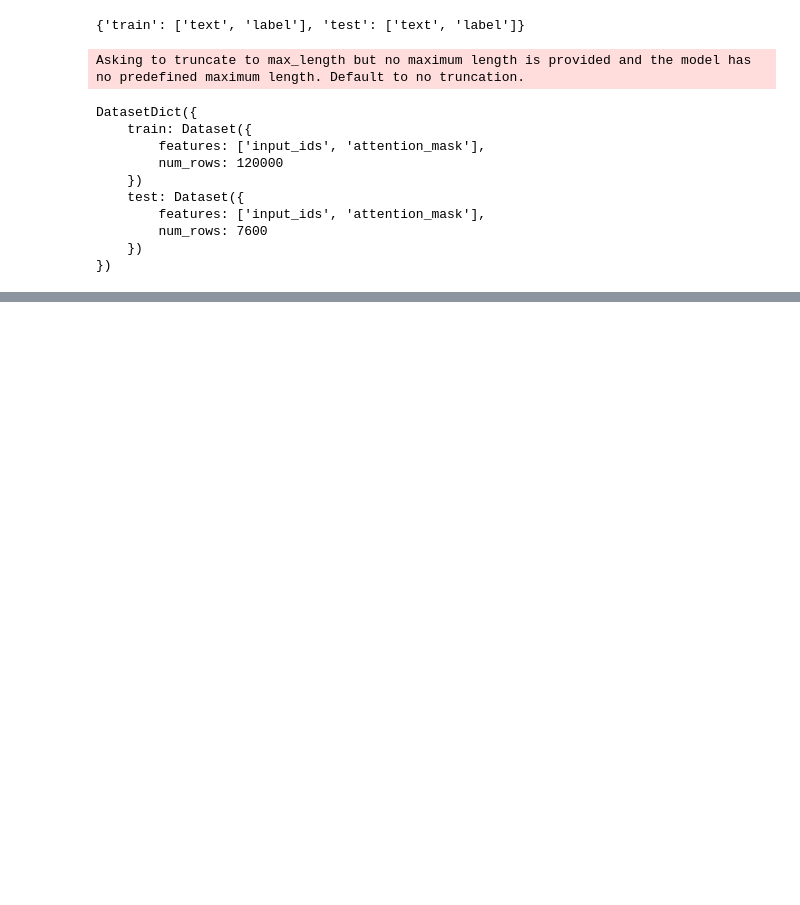
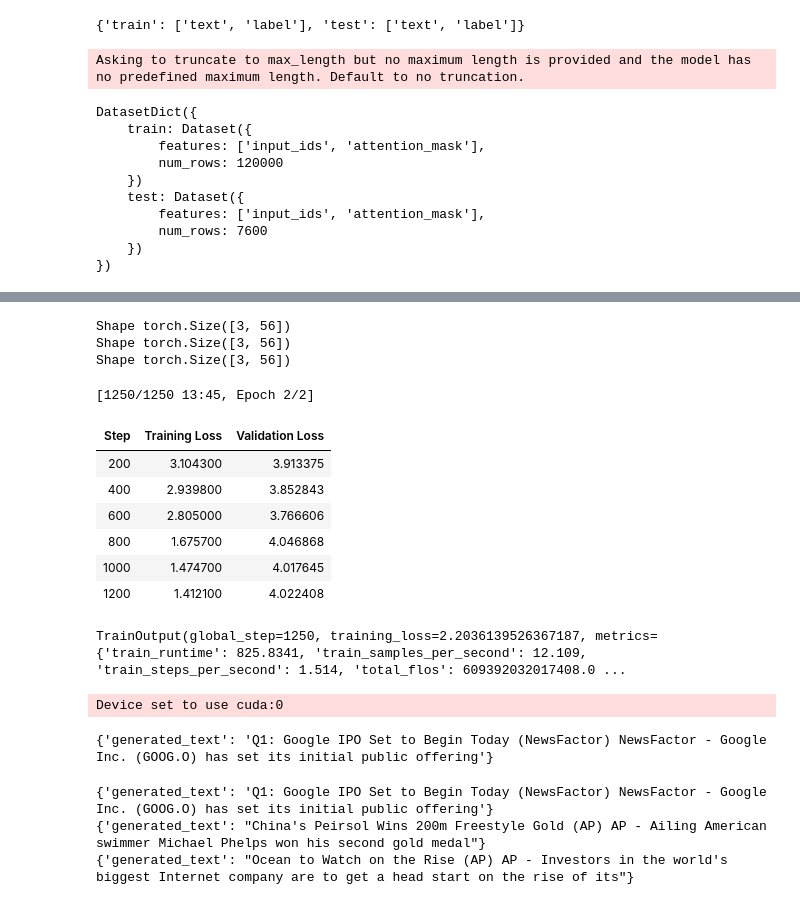
Before and after one commit to chefPony/genai-lab, a Jupyter notebook: Text_Generation_Fine_Tuning.ipynb, the cells around one changed output, grey strips where cells are left out. Cells and saved outputs as stored; diff of their text form; code cells hidden in the pictures; blank space fills up the shorter version.

Commit message:
Fine tune model

```diff
--- a/Text_Generation_Fine_Tuning.ipynb
+++ b/Text_Generation_Fine_Tuning.ipynb
@@ -80,3 +80,9 @@ DatasetDict({
         num_rows: 7600
     })
 })
+# %%
+from transformers import DataCollatorForLanguageModeling
+
+collator = DataCollatorForLanguageModeling(tokenizer, mlm=False)
+
+samples = [tokenized_datasets["train"][i] for i in range(3)]
@@ -82,0 +116,62 @@ DatasetDict({
+# %%
+collated = collator(samples)
+for key in collated:
+   print(f"Shape {collated[key].shape}")
+# %% [output]
+Shape torch.Size([3, 56])
+Shape torch.Size([3, 56])
+Shape torch.Size([3, 56])
+# %%
+from transformers import TrainingArguments, Trainer
+
+training_args = TrainingArguments(
+    "SmolLM-finetune-example",
+    push_to_hub=False,
+    eval_strategy="steps",
+    per_device_train_batch_size=8,
+    weight_decay=0.1,
+    lr_scheduler_type="cosine",
+    learning_rate=5e-4,
+    num_train_epochs=2,
+    eval_steps=200,
+    logging_steps=200,
+    # need to add this arg otherwise it will try to access wand.ai
+    report_to="none"
+)
+
+trainer = Trainer(
+    model=model,
+    tokenizer=tokenizer,
+    args=training_args,
+    train_dataset=tokenized_datasets["train"].select(range(5000)),
+    eval_dataset=tokenized_datasets["test"],
+    data_collator=collator
+)
+# %%
+trainer.train()
+# %% [output]
+[1250/1250 13:45, Epoch 2/2]
+| Step | Training Loss | Validation Loss |
+| 200 | 3.104300 | 3.913375 |
+| 400 | 2.939800 | 3.852843 |
+| 600 | 2.805000 | 3.766606 |
+| 800 | 1.675700 | 4.046868 |
+| 1000 | 1.474700 | 4.017645 |
+| 1200 | 1.412100 | 4.022408 |
+TrainOutput(global_step=1250, training_loss=2.2036139526367187, metrics={'train_runtime': 825.8341, 'train_samples_per_second': 12.109, 'train_steps_per_second': 1.514, 'total_flos': 609392032017408.0 ...
+# %%
+from transformers import pipeline
+
+pipe = pipeline(task="text-generation", model=trainer.model,
+                tokenizer=tokenizer)
+# %% [output]
+Device set to use cuda:0
+{'generated_text': 'Q1: Google IPO Set to Begin Today (NewsFactor) NewsFactor - Google Inc. (GOOG.O) has set its initial public offering'}
+# %%
+print(pipe("Q1", do_sample=True, temperature=0.1, max_new_tokens=30)[0])
+print(pipe("China", do_sample=True, temperature=0.1, max_new_tokens=30)[0])
+print(pipe("Ocean", do_sample=True, temperature=0.1, max_new_tokens=30)[0])
+# %% [output]
+{'generated_text': 'Q1: Google IPO Set to Begin Today (NewsFactor) NewsFactor - Google Inc. (GOOG.O) has set its initial public offering'}
+{'generated_text': "China's Peirsol Wins 200m Freestyle Gold (AP) AP - Ailing American swimmer Michael Phelps won his second gold medal"}
+{'generated_text': "Ocean to Watch on the Rise (AP) AP - Investors in the world's biggest Internet company are to get a head start on the rise of its"}
```
Also changed, not shown: parts of 2 cells of this notebook.
